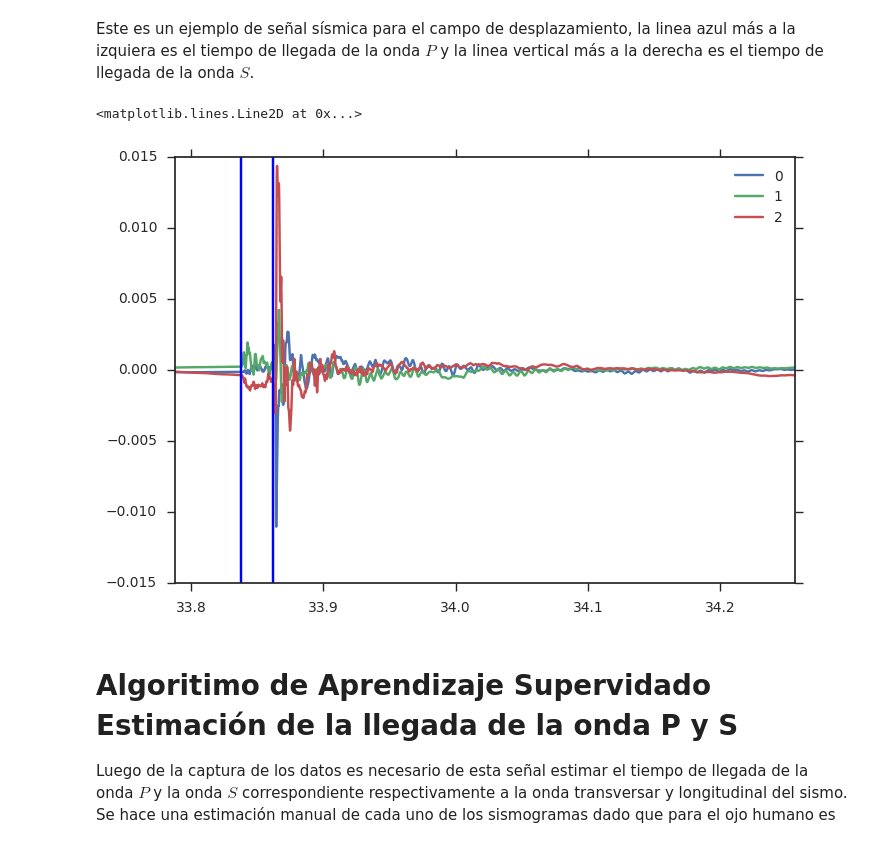
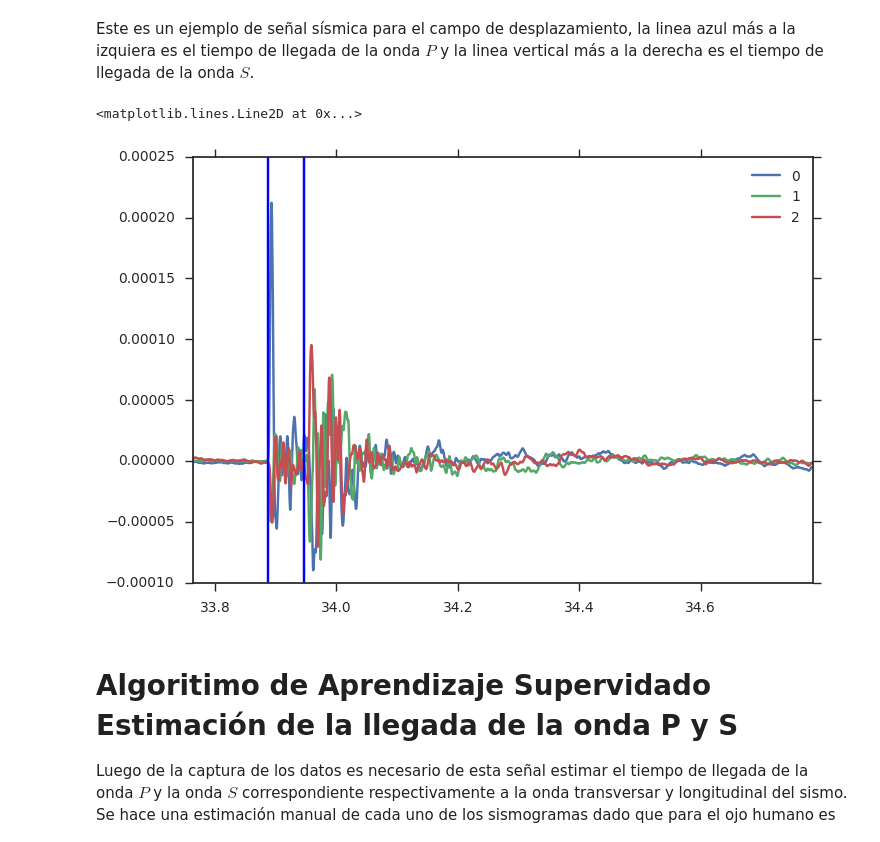
Before and after one commit to ljofre/memoria-de-titulo-icci, a Jupyter notebook: notebooks/Neural Arrival Time Analysis.ipynb, the cells around one changed output. Drawn from its saved outputs; the diff is of its cells as text; code cells hidden in the pictures.

```diff
--- a/notebooks/Neural Arrival Time Analysis.ipynb
+++ b/notebooks/Neural Arrival Time Analysis.ipynb
@@ -32,13 +31,13 @@ Using Theano backend.
 Este es un ejemplo de señal sísmica para el campo de desplazamiento, la linea azul más a la izquiera es el tiempo de llegada de la onda $P$ y la linea vertical más a la derecha es el tiempo de llegada de la onda $S$.
 # %%
 e = SeismicEvent.evento("../data-sets/1998_aug_07_16_24_33.i6b")
-seis_info = e.seismograms[1]
+seis_info = e.seismograms[6]
 seis_info.data.plot()
 plt.axvline(x=seis_info.data.index[seis_info.P_pick])
 plt.axvline(x=seis_info.data.index[seis_info.S_pick])
 # %% [output]
 <matplotlib.lines.Line2D at 0x...>
-[figure, old version]
+[figure, new version]
 # %% [markdown]
 Algoritimo de Aprendizaje Supervidado Estimación de la llegada de la onda P y S
 ==
```
Also changed, not shown: parts of 9 cells of this notebook, 1 other file.
